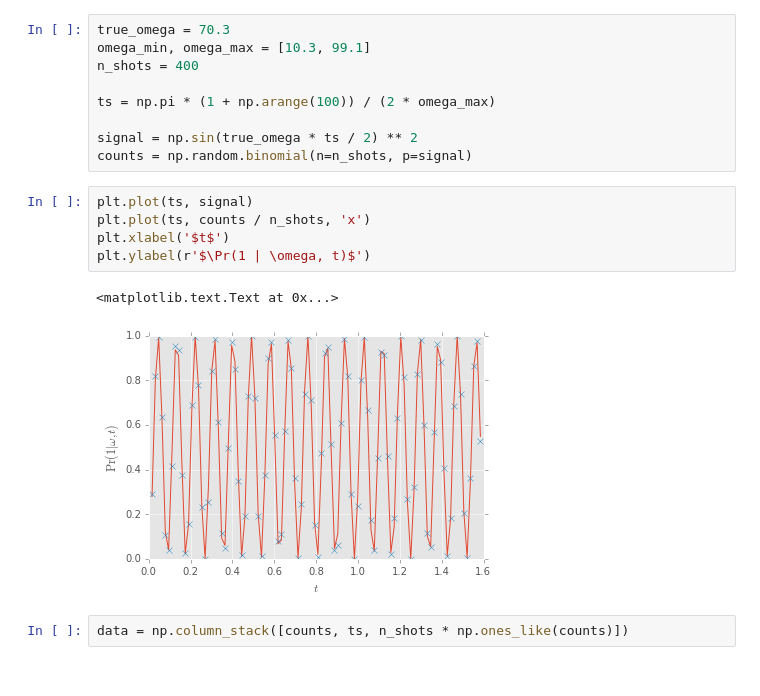
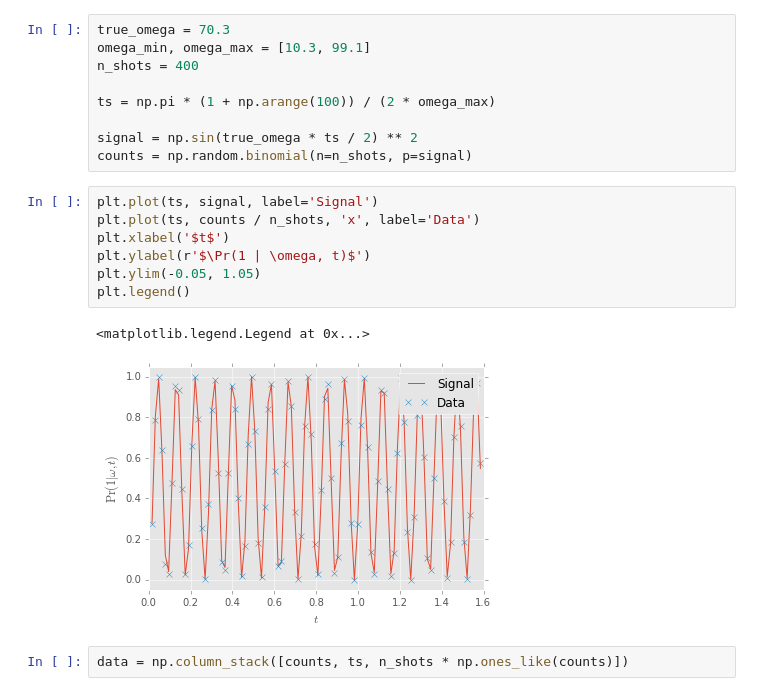
Before and after one commit to QInfer/python-qinfer, a Jupyter notebook: examples/simple_precession_estimation.ipynb, the cells around one changed output. Saved outputs shown, nothing was run; the diff lists cells and outputs as text.

Commit message:
Improved example w/ error reporting, better plots.

```diff
--- a/examples/simple_precession_estimation.ipynb
+++ b/examples/simple_precession_estimation.ipynb
@@ -23,13 +25,15 @@ ts = np.pi * (1 + np.arange(100)) / (2 * omega_max)
 signal = np.sin(true_omega * ts / 2) ** 2
 counts = np.random.binomial(n=n_shots, p=signal)
 # %%
-plt.plot(ts, signal)
-plt.plot(ts, counts / n_shots, 'x')
+plt.plot(ts, signal, label='Signal')
+plt.plot(ts, counts / n_shots, 'x', label='Data')
 plt.xlabel('$t$')
 plt.ylabel(r'$\Pr(1 | \omega, t)$')
+plt.ylim(-0.05, 1.05)
+plt.legend()
 # %% [output]
-<matplotlib.text.Text at 0x...>
+<matplotlib.legend.Legend at 0x...>
-[figure, old version]
+[figure, new version]
 # %%
 data = np.column_stack([counts, ts, n_shots * np.ones_like(counts)])
 # %%
```
Also changed, not shown: parts of 12 cells of this notebook.
